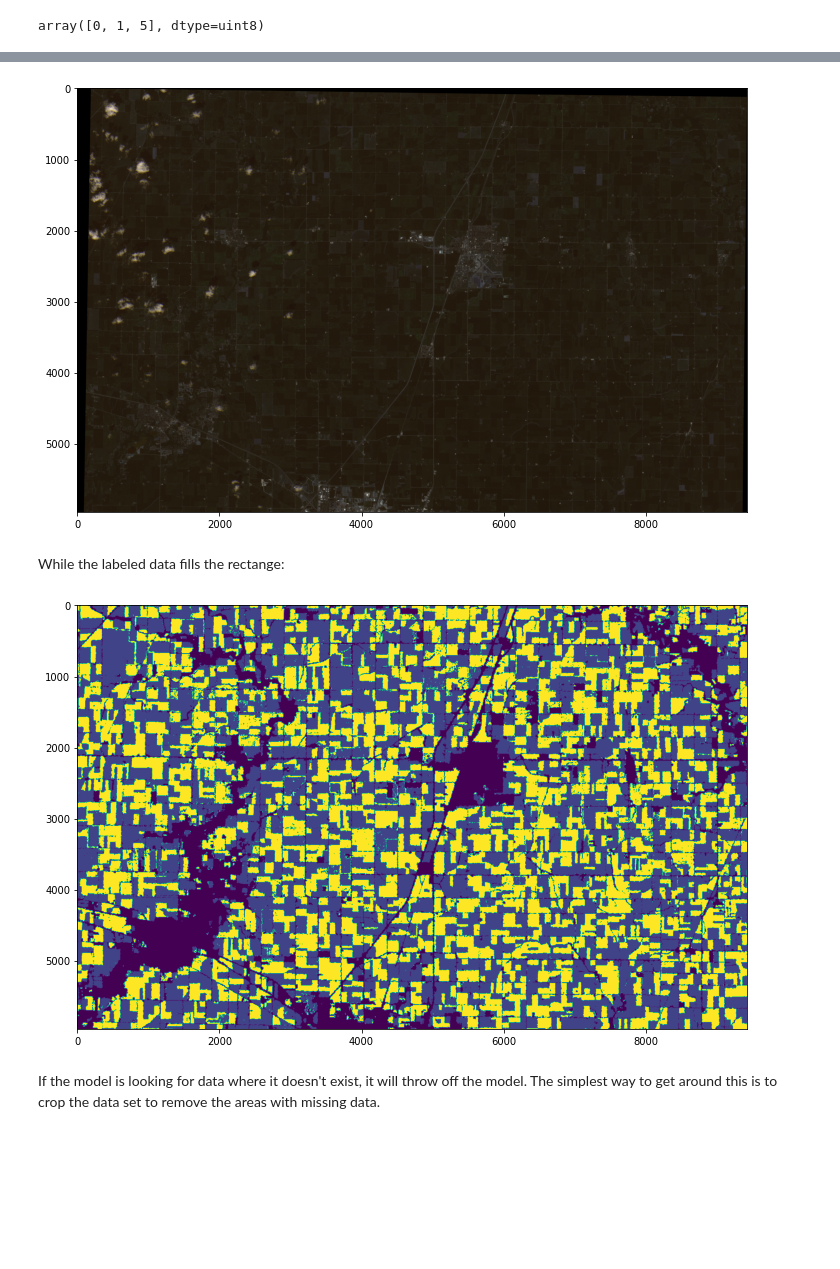
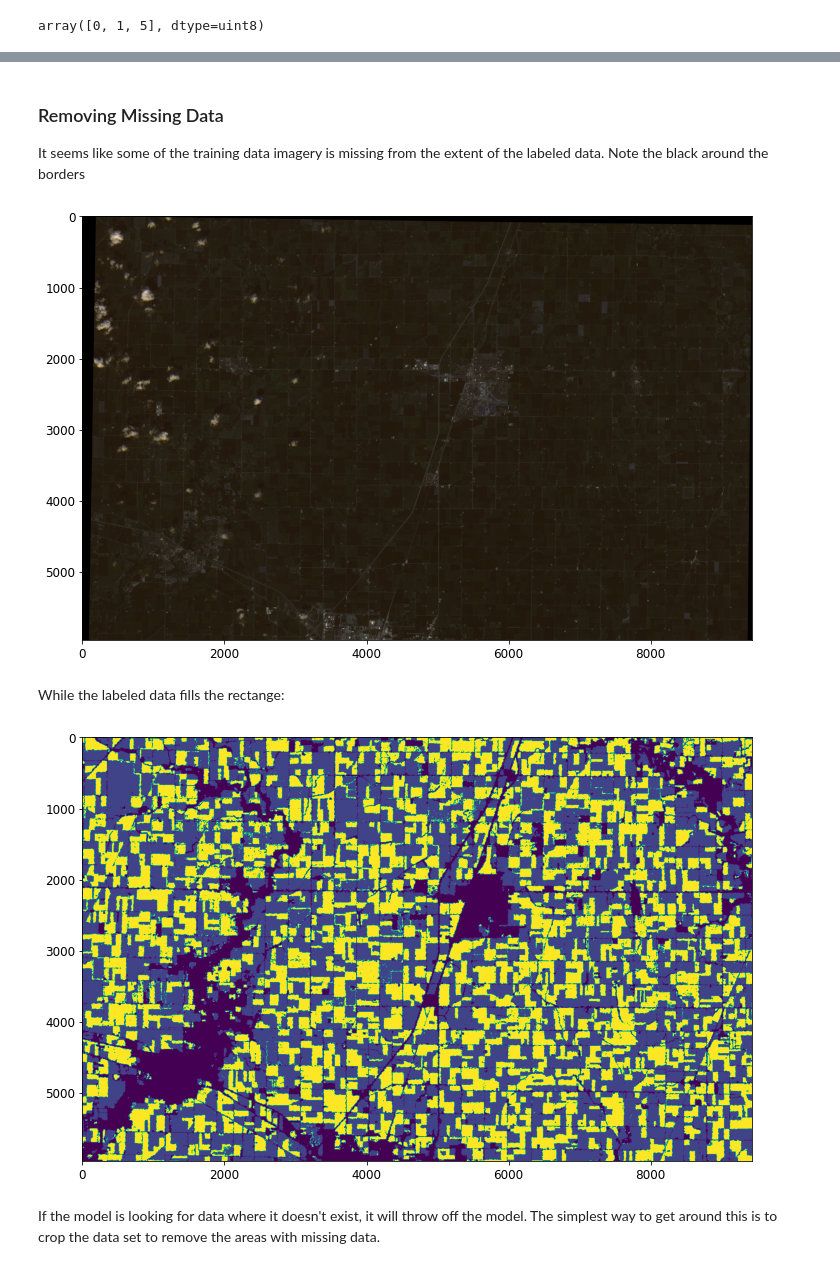
Before and after one commit to mstone121/crop_classification, a Jupyter notebook: classify_crops.ipynb, the cells around one changed output, grey strips where cells are left out. Cells and saved outputs as stored; diff of their text form; code cells hidden in the pictures; blank space fills up the shorter version.

```diff
--- a/classify_crops.ipynb
+++ b/classify_crops.ipynb
@@ -26,7 +28,7 @@ mpl.rc('ytick', labelsize=12)
 <hr>
 # %%
 def raster_to_numpy_array(filename):
-    return np.array(gdal.Open(filename).ReadAsArray())
+    return np.array(TiffFile(filename).asarray())
 
 
 full_training_data = raster_to_numpy_array(
@@ -127,19 +104,24 @@ It seems like some of the training data imagery is missing from the extend of th
+# %% [markdown]
+### Removing Missing Data
+
+
+It seems like some of the training data imagery is missing from the extent of the labeled data. Note the black around the borders
 # %%
 def convert_training_to_rgb(data):
-    rgb = np.moveaxis(data[:3], 0, -1)
+    rgb = data[:,:,:3]
     return rgb / rgb.max()
 
 plt.imshow(convert_training_to_rgb(full_training_data))
 plt.show()
 # %% [output]
-[figure, old version]
+[figure, new version]
 # %% [markdown]
 While the labeled data fills the rectange:
 # %%
 plt.imshow(simple_training_data_labels)
 plt.show()
 # %% [output]
-[figure, old version]
+[figure, new version]
 # %% [markdown]
 If the model is looking for data where it doesn't exist, it will throw off the model. The simplest way to get around this is to crop the data set to remove the areas with missing data.
 # %%
```
Also changed, not shown: parts of 13 cells of this notebook, 3 other files.
